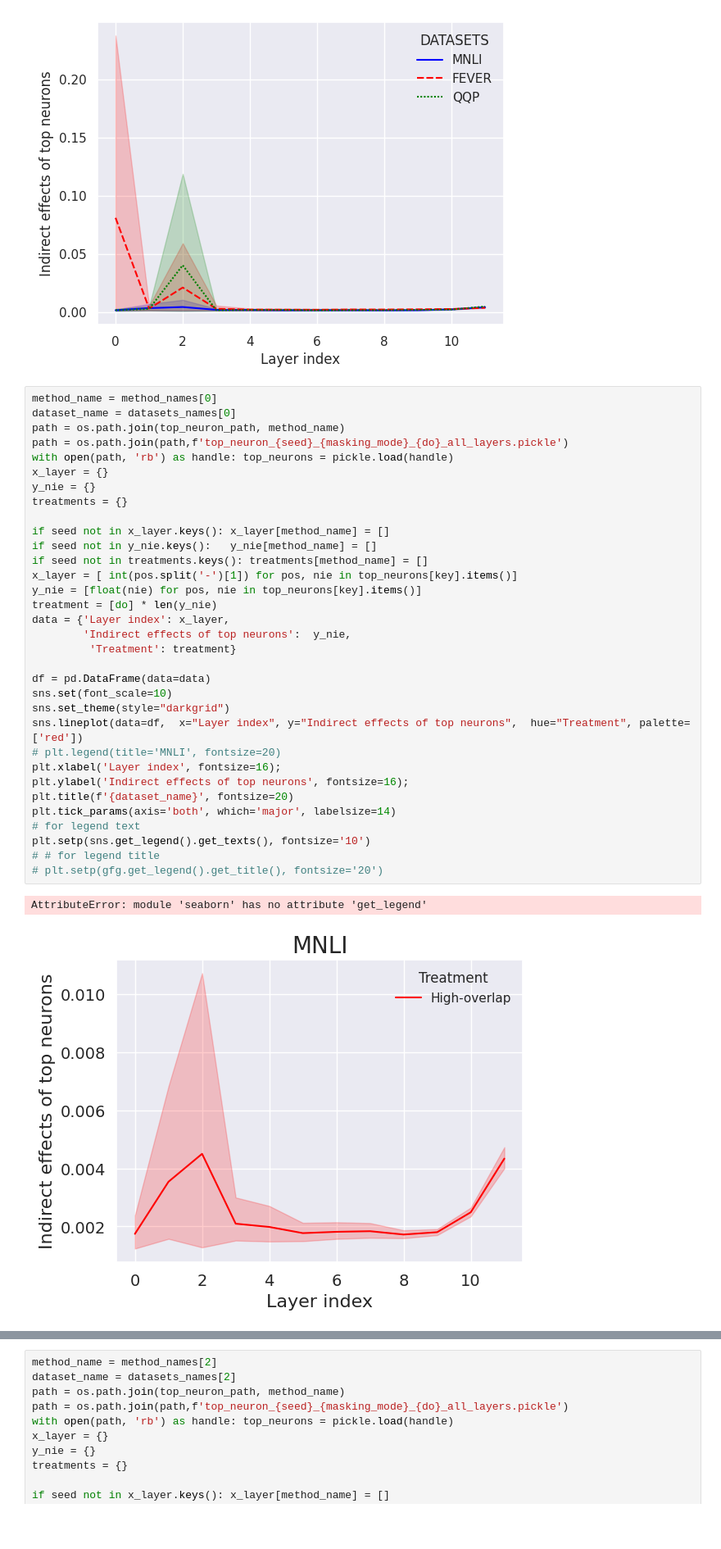
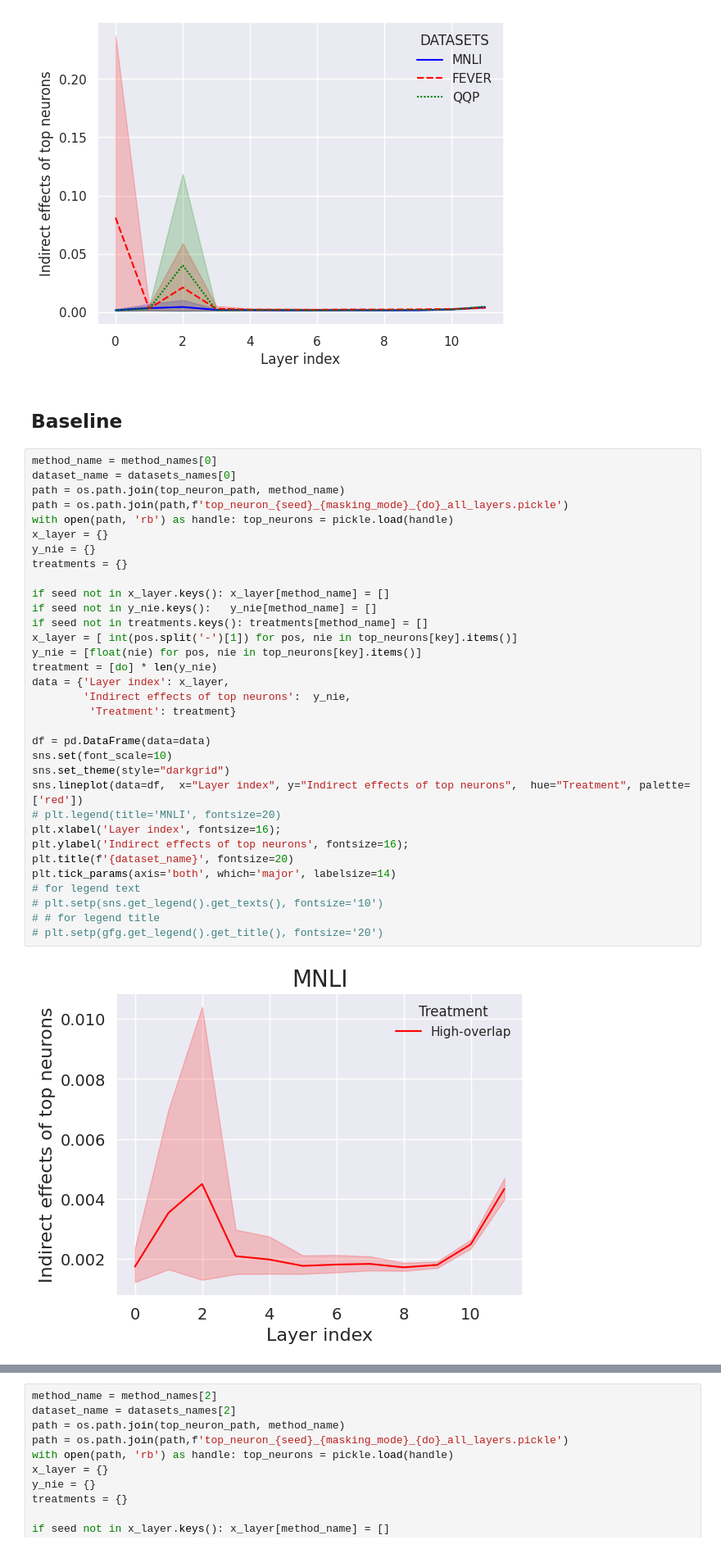
Before and after one commit to sitiporn/DebiasNeuro-components, a Jupyter notebook: notebooks/NIE_plots.ipynb, the cells around one changed output, grey strips where cells are left out. Shown at 82% size. Drawn from its saved outputs; the diff is of its cells as text; blank space fills up the shorter version.

Commit message:
update NIE plots for 3 datasets and 3 methods

```diff
--- a/notebooks/NIE_plots.ipynb
+++ b/notebooks/NIE_plots.ipynb
@@ -63,39 +63,40 @@ sns.lineplot(data=df, x="Layer index", y="Indirect effects of top neurons",  hue
 # %% [output]
 <AxesSubplot: xlabel='Layer index', ylabel='Indirect effects of top neurons'>
 [figure]
+# %% [markdown]
+## Baseline
 # %%
 method_name = method_names[0]
 dataset_name = datasets_names[0]
 path = os.path.join(top_neuron_path, method_name)
 path = os.path.join(path,f'top_neuron_{seed}_{masking_mode}_{do}_all_layers.pickle')
 with open(path, 'rb') as handle: top_neurons = pickle.load(handle)
 x_layer = {}
 y_nie = {}
 treatments = {}
 
 if seed not in x_layer.keys(): x_layer[method_name] = []
 if seed not in y_nie.keys():   y_nie[method_name] = []
 if seed not in treatments.keys(): treatments[method_name] = []
 x_layer = [ int(pos.split('-')[1]) for pos, nie in top_neurons[key].items()]
 y_nie = [float(nie) for pos, nie in top_neurons[key].items()]
 treatment = [do] * len(y_nie)
 data = {'Layer index': x_layer,
         'Indirect effects of top neurons':  y_nie,
          'Treatment': treatment}
 
 df = pd.DataFrame(data=data)
 sns.set(font_scale=10)
 sns.set_theme(style="darkgrid")
 sns.lineplot(data=df,  x="Layer index", y="Indirect effects of top neurons",  hue="Treatment", palette=['red'])
 # plt.legend(title='MNLI', fontsize=20)
 plt.xlabel('Layer index', fontsize=16);
 plt.ylabel('Indirect effects of top neurons', fontsize=16);
 plt.title(f'{dataset_name}', fontsize=20)
 plt.tick_params(axis='both', which='major', labelsize=14)
 # for legend text
-plt.setp(sns.get_legend().get_texts(), fontsize='10')
+# plt.setp(sns.get_legend().get_texts(), fontsize='10')
 # # for legend title
 # plt.setp(gfg.get_legend().get_title(), fontsize='20')
 # %% [output]
-AttributeError: module 'seaborn' has no attribute 'get_legend'
-[figure, old version]
+[figure, new version]
```
Also changed, not shown: parts of 16 cells of this notebook.
